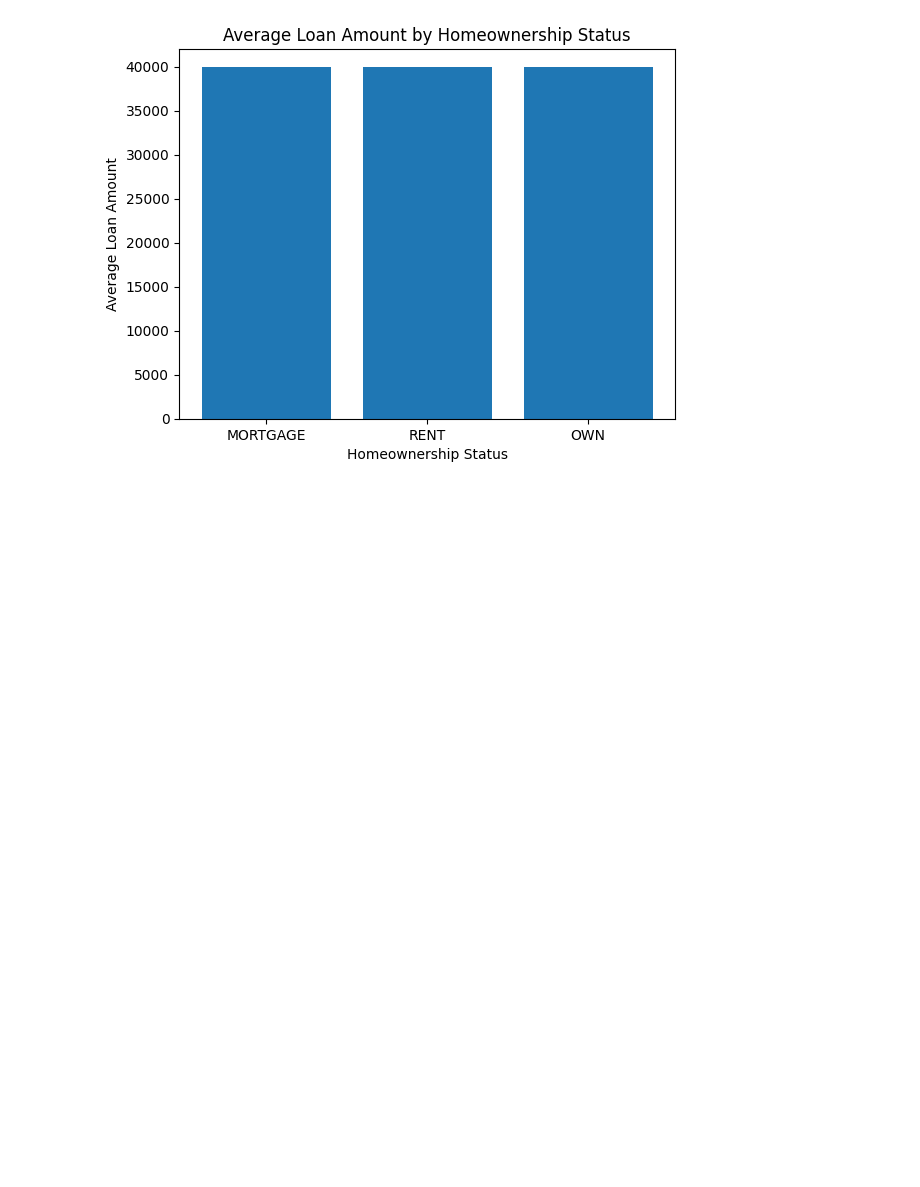
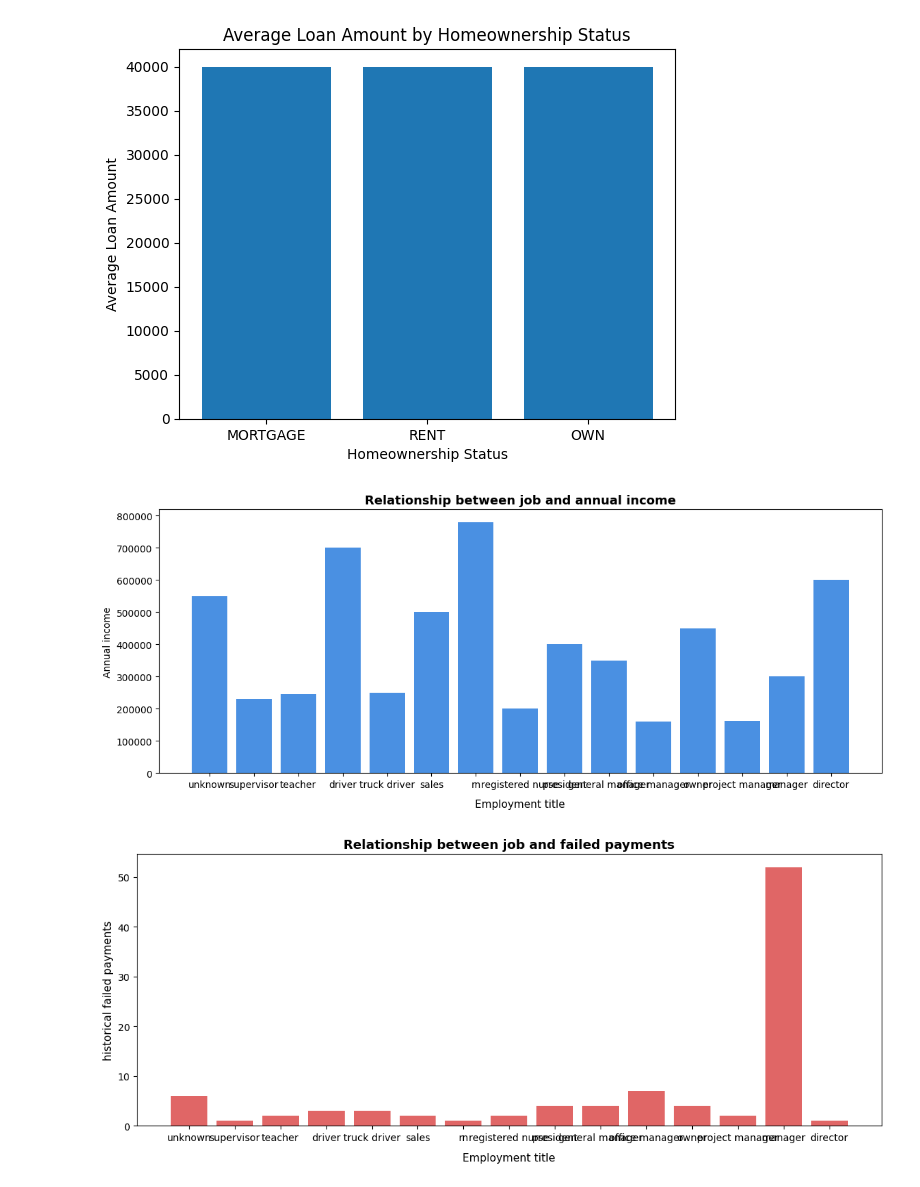
Before and after one commit to samiasondha/FTI-finance-research, a Jupyter notebook: Samia_Sondha_FTI_reserach_project.ipynb, the cells around one changed output. Cells and saved outputs as stored; diff of their text form; code cells hidden in the pictures; blank space fills up the shorter version.

```diff
--- a/Samia_Sondha_FTI_reserach_project.ipynb
+++ b/Samia_Sondha_FTI_reserach_project.ipynb
@@ -360,3 +378,26 @@ plt.show()
 # can search if these homeowners have bad debt as well
 # %% [output]
 [figure]
+# %%
+top_10_titles = df['emp_title'].value_counts().head(15).index
+df_filtered = df[df['emp_title'].isin(top_10_titles)]
+plt.figure(figsize=(30, 5))
+plt.subplot(1,2,1)
+plt.bar(df_filtered['emp_title'], df_filtered['annual_income'], color='#4a90e2')
+
+plt.title('Relationship between job and annual income', fontsize=13, fontweight='bold')
+plt.xlabel('Employment title', fontsize=11, labelpad=10)
+plt.ylabel('Annual income', fontsize=10)
+
+plt.figure(figsize=(30, 5))
+plt.subplot(1,2,2)
+plt.bar(df_filtered['emp_title'], df_filtered['num_historical_failed_to_pay'], color='#e06666')
+
+plt.title('Relationship between job and failed payments', fontsize=13, fontweight='bold')
+plt.xlabel('Employment title', fontsize=11, labelpad=10)
+plt.ylabel('historical failed payments', fontsize=11)
+
+plt.show()
+# %% [output]
+[figure, added]
+[figure, added]
```
Also changed, not shown: parts of 27 cells of this notebook.
